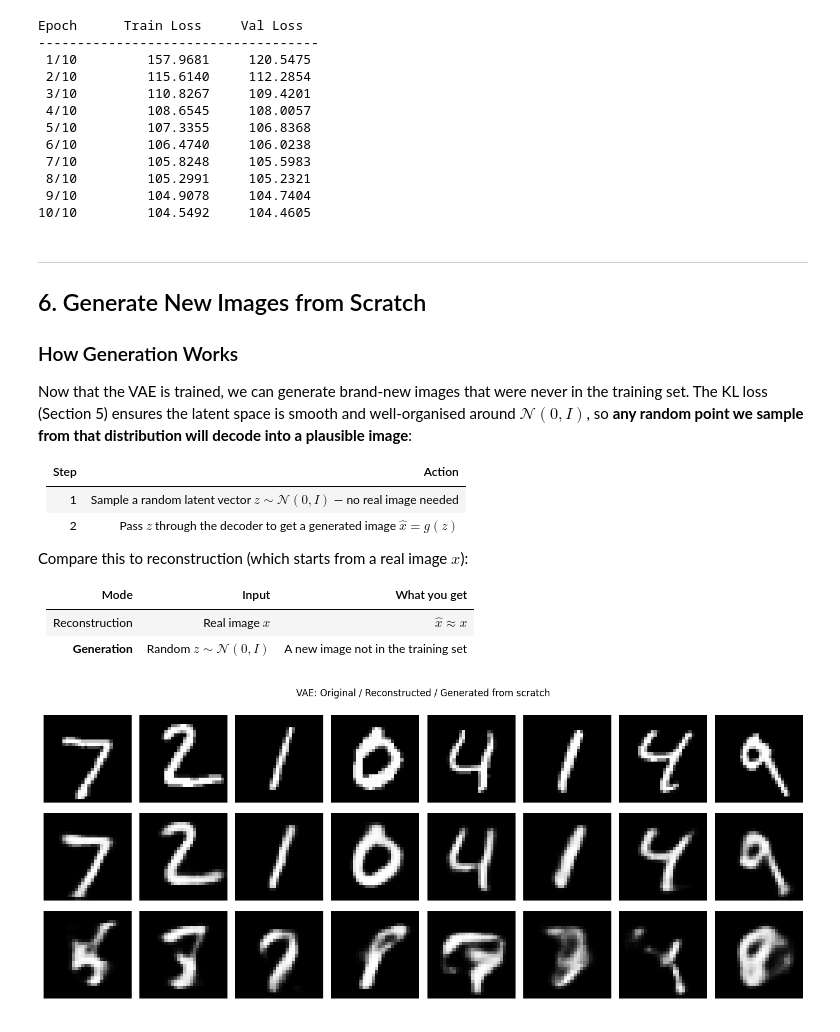
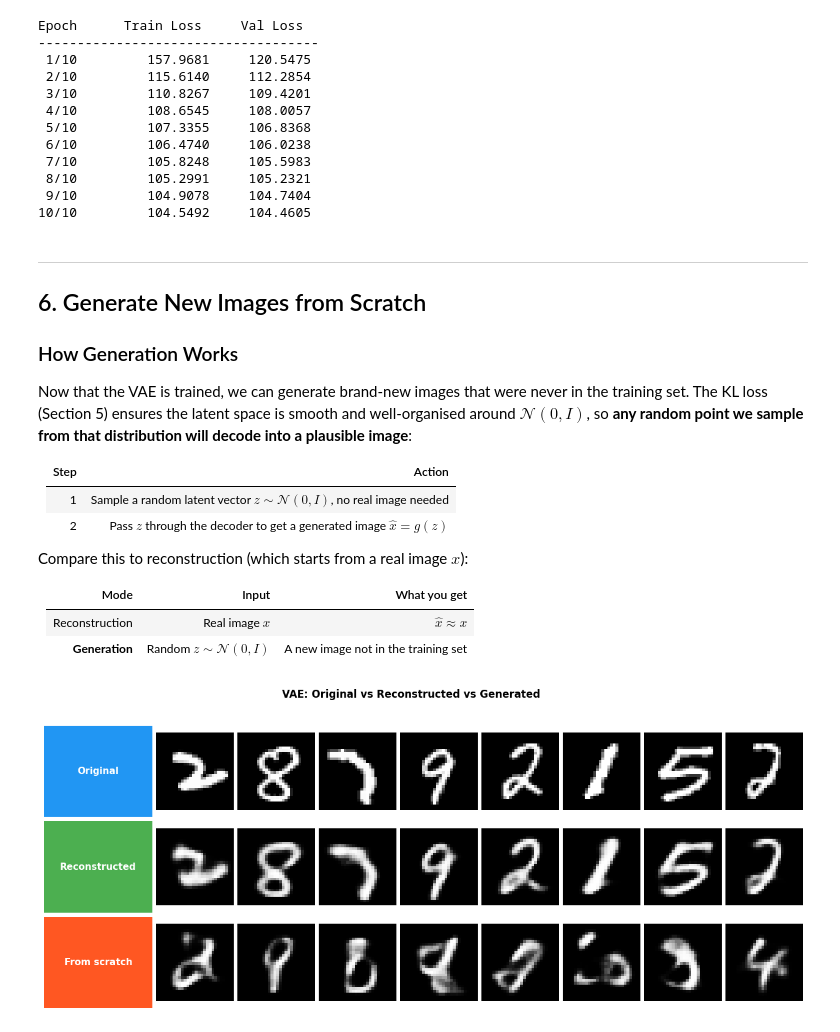
Before and after one commit to Sakibapon/CS6540, a Jupyter notebook: Encoders/encoders_ae_vae.ipynb, the cells around one changed output. Saved outputs shown, nothing was run; the diff lists cells and outputs as text; code cells hidden in the pictures.

```diff
--- a/Encoders/encoders_ae_vae.ipynb
+++ b/Encoders/encoders_ae_vae.ipynb
@@ -843,7 +868,7 @@ from that distribution will decode into a plausible image**:
 
 | Step | Action |
 |---|---|
-| 1 | Sample a random latent vector $z \sim \mathcal{N}(0, I)$ — no real image needed |
+| 1 | Sample a random latent vector $z \sim \mathcal{N}(0, I)$, no real image needed |
 | 2 | Pass $z$ through the decoder to get a generated image $\hat{x} = g(z)$ |
 
 Compare this to reconstruction (which starts from a real image $x$):
@@ -853,32 +878,47 @@ Compare this to reconstruction (which starts from a real image $x$):
 | Reconstruction | Real image $x$ | $\hat{x} \approx x$ |
 | **Generation** | Random $z \sim \mathcal{N}(0,I)$ | A new image not in the training set |
 # %%
-# ── Generate New Images from Scratch (LO 6) ──────────────────────────────
-
 vae.eval()
 with torch.no_grad():
-    # Reconstructions — encode real images, decode back
-    imgs, _ = next(iter(test_loader))
-    imgs    = imgs[:8].to(device)
+    imgs, _ = next(iter(val_loader))
+    imgs = imgs[:8].to(device)
     recons, _, _ = vae(imgs)
-    recons  = recons.cpu()
+    recons = recons.cpu()
 
-    # Generation — sample z from N(0, I) and decode (no real image needed)
-    z_random  = torch.randn(8, VAE_LATENT_DIM).to(device)  # Step 1
-    generated = vae.decode(z_random).cpu()                  # Step 2
+    # Generate: sample random z from N(0,I), decode
+    z = torch.randn(8, VAE_LATENT_DIM).to(device)
+    generated = vae.decode(z).cpu()
 
-fig, axes = plt.subplots(3, 8, figsize=(14, 6))
-row_labels = ['Original', 'Reconstructed', 'Generated (from N(0,I))']
+row_labels = ["Original", "Reconstructed", "From scratch"]
 row_data   = [imgs.cpu(), recons, generated]
+row_colors = ["#2196F3", "#4CAF50", "#FF5722"]  # blue / green / orange
 
-for row_idx, (label, row_imgs) in enumerate(zip(row_labels, row_data)):
+fig, axes = plt.subplots(3, 9, figsize=(16, 6),
+                         gridspec_kw={
+                             "width_ratios": [1.4] + [1]*8,
+                             "hspace": 0.05, "wspace": 0.05
+                         })
+
+for row_idx, (label, row_imgs, color) in enumerate(zip(row_labels, row_data, row_colors)):
+    # Column 0: coloured label cell
+    ax_label = axes[row_idx, 0]
+    ax_label.set_facecolor(color)
+    ax_label.set_xticks([])
+    ax_label.set_yticks([])
+    for spine in ax_label.spines.values():
+        spine.set_visible(False)
+    ax_label.text(0.5, 0.5, label, transform=ax_label.transAxes,
+                  fontsize=11, fontweight="bold", color="white",
+                  va="center", ha="center")
+
+    # Columns 1-8: images
     for col in range(8):
-        axes[row_idx, col].imshow(row_imgs[col].squeeze(), cmap='gray')
-        axes[row_idx, col].axis('off')
-    axes[row_idx, 0].set_ylabel(label, fontsize=9)
+        axes[row_idx, col + 1].imshow(row_imgs[col].squeeze(), cmap="gray")
+        axes[row_idx, col + 1].axis("off")
 
-plt.suptitle('VAE: Original / Reconstructed / Generated from scratch')
+plt.suptitle("VAE: Original vs Reconstructed vs Generated",
+             fontsize=12, fontweight="bold")
 plt.tight_layout()
 plt.show()
 # %% [output]
-[figure, old version]
+[figure, new version]
```
Also changed, not shown: parts of 20 cells of this notebook, 1 other file.
